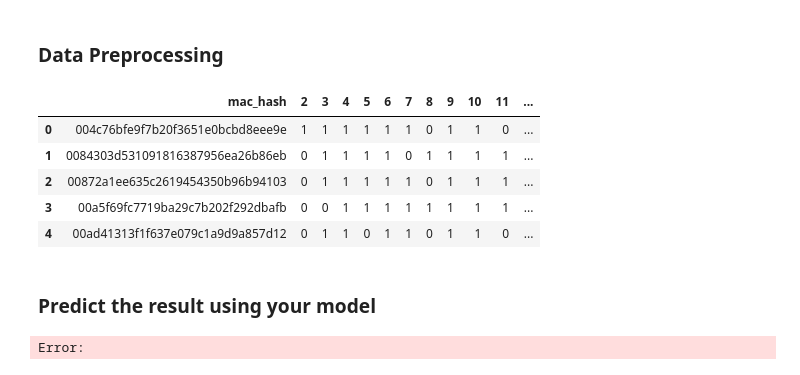
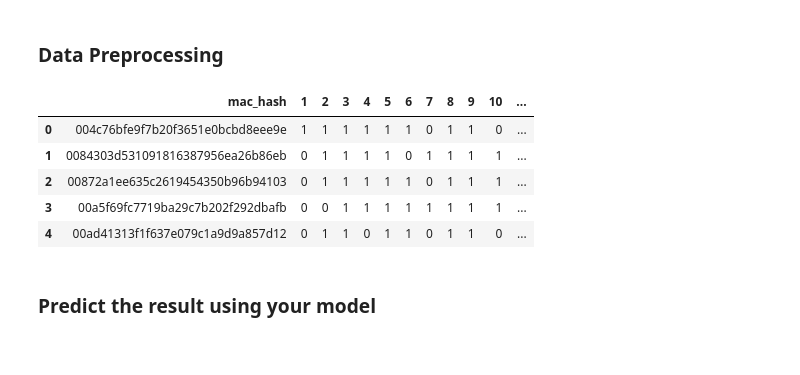
Before and after one commit to yangyx30678/DNN_lab_BehaviorClassification, a Jupyter notebook: DNN_lab_to_student.ipynb, the cells around one changed output. Drawn from its saved outputs; the diff is of its cells as text; code cells hidden in the pictures.

```diff
--- a/DNN_lab_to_student.ipynb
+++ b/DNN_lab_to_student.ipynb
@@ -222,15 +228,15 @@ test = pd.read_csv('test.csv')
 # %%
 # Preprocessing is the same as training
 data_test = pd.DataFrame(test)
 data_test = data_test.drop(['created_time'], axis=1)
 df = pd.DataFrame(test)
-one_hot_loc = pd.get_dummies(df.loc[:,'sniffer_loc']).rename(columns={0:'1',1:'2',2:'3',3:'4',4:'5',5:'6',6:'7',7:'8',8:'9',9:'10',10:'11',11:'12',12:'13',13:'14'})
+one_hot_loc = pd.get_dummies(df.loc[:,'sniffer_loc'])
 df = df.drop(['sniffer_loc'], axis=1)
 df = df.join(one_hot_loc)
 mac = df.groupby('mac_hash', as_index=False).sum()
 mac.head()
 # %% [output]
-|  | mac_hash | 2 | 3 | 4 | 5 | 6 | 7 | 8 | 9 | 10 | 11 | ... |
+|  | mac_hash | 1 | 2 | 3 | 4 | 5 | 6 | 7 | 8 | 9 | 10 | ... |
 | 0 | 004c76bfe9f7b20f3651e0bcbd8eee9e | 1 | 1 | 1 | 1 | 1 | 1 | 0 | 1 | 1 | 0 | ... |
 | 1 | 0084303d531091816387956ea26b86eb | 0 | 1 | 1 | 1 | 1 | 0 | 1 | 1 | 1 | 1 | ... |
 | 2 | 00872a1ee635c2619454350b96b94103 | 0 | 1 | 1 | 1 | 1 | 1 | 0 | 1 | 1 | 1 | ... |
@@ -240,7 +246,7 @@ mac.head()
 ### Predict the result using your model
 # %%
 # X_test: feature
+X_test = mac[mac.columns[1:15]]
+# X_test = X.drop('mac_hash')
-# %% [output]
-Error:
 # %%
 # Prediction
```
Also changed, not shown: parts of 5 cells of this notebook, 1 other file.
